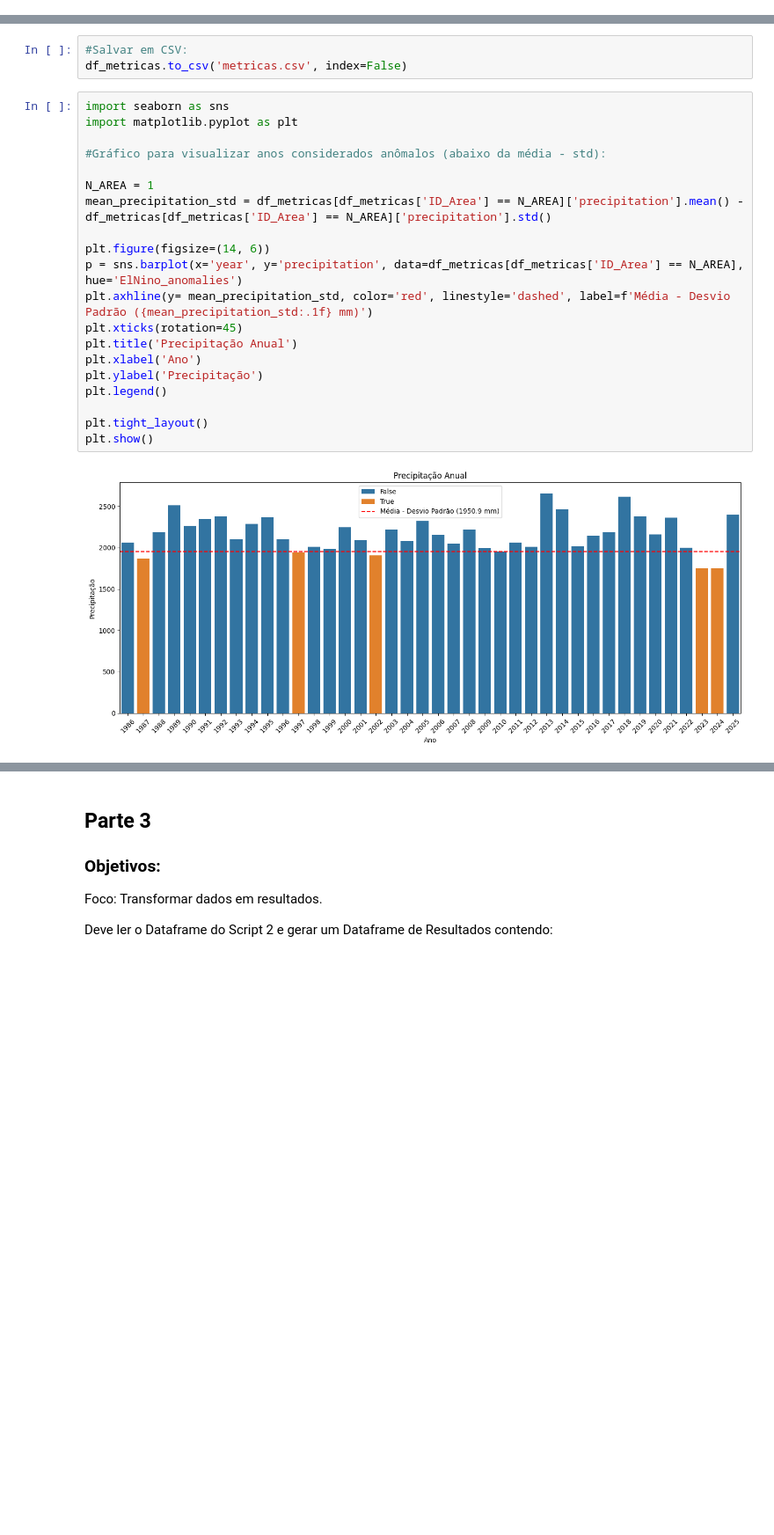
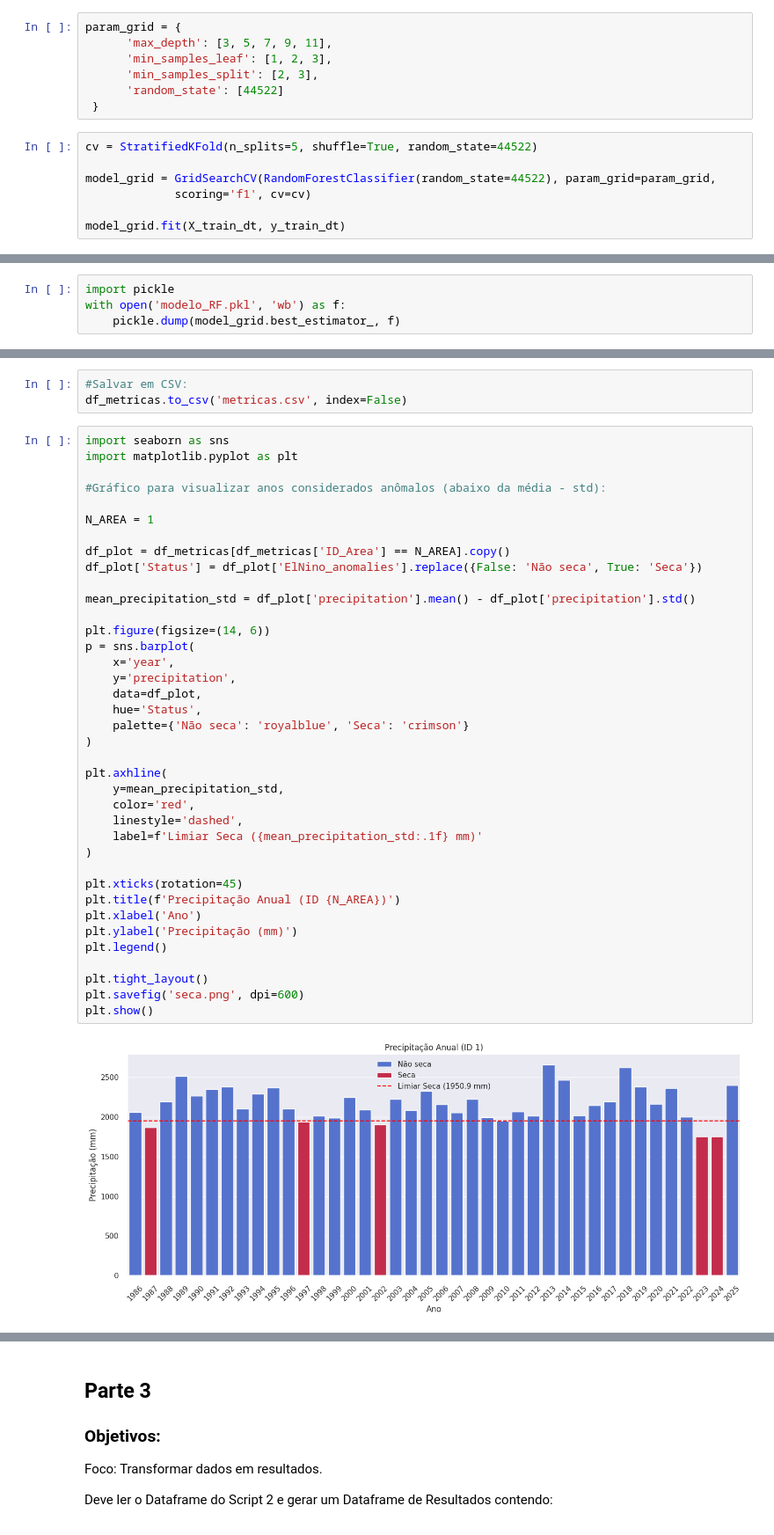
Before and after one commit to GuilhermeFernandez/climate_resilient_pastures, a Jupyter notebook: Esboco_Projeto.ipynb, the cells around one changed output, grey strips where cells are left out. Shown at 88% size. Cells and saved outputs as stored; diff of their text form; blank space fills up the shorter version.

```diff
--- a/Esboco_Projeto.ipynb
+++ b/Esboco_Projeto.ipynb
@@ -162,0 +255,14 @@ visualizer.show()
+# %%
+param_grid = {
+      'max_depth': [3, 5, 7, 9, 11],
+      'min_samples_leaf': [1, 2, 3],
+      'min_samples_split': [2, 3],
+      'random_state': [44522]
+ }
+# %%
+cv = StratifiedKFold(n_splits=5, shuffle=True, random_state=44522)
+
+model_grid = GridSearchCV(RandomForestClassifier(random_state=44522), param_grid=param_grid,
+             scoring='f1', cv=cv)
+
+model_grid.fit(X_train_dt, y_train_dt)
@@ -163,3 +345,7 @@ visualizer.show()
+# %%
+import pickle
+with open('modelo_RF.pkl', 'wb') as f:
+    pickle.dump(model_grid.best_estimator_, f)
 # %% [markdown]
 ### Carregando Modelo Random Forest
 # %%
@@ -429,25 +634,43 @@ df_metricas.to_csv('metricas.csv', index=False)
 # %%
 import seaborn as sns
 import matplotlib.pyplot as plt
 
 #Gráfico para visualizar anos considerados anômalos (abaixo da média - std):
 
 N_AREA = 1
-mean_precipitation_std = df_metricas[df_metricas['ID_Area'] == N_AREA]['precipitation'].mean() - df_metricas[df_metricas['ID_Area'] == N_AREA]['precipitation'].std()
+
+df_plot = df_metricas[df_metricas['ID_Area'] == N_AREA].copy()
+df_plot['Status'] = df_plot['ElNino_anomalies'].replace({False: 'Não seca', True: 'Seca'})
+
+mean_precipitation_std = df_plot['precipitation'].mean() - df_plot['precipitation'].std()
 
 plt.figure(figsize=(14, 6))
-p = sns.barplot(x='year', y='precipitation', data=df_metricas[df_metricas['ID_Area'] == N_AREA], hue='ElNino_anomalies')
-plt.axhline(y= mean_precipitation_std, color='red', linestyle='dashed', label=f'Média - Desvio Padrão ({mean_precipitation_std:.1f} mm)')
+p = sns.barplot(
+    x='year',
+    y='precipitation',
+    data=df_plot,
+    hue='Status',
+    palette={'Não seca': 'royalblue', 'Seca': 'crimson'}
+)
+
+plt.axhline(
+    y=mean_precipitation_std,
+    color='red',
+    linestyle='dashed',
+    label=f'Limiar Seca ({mean_precipitation_std:.1f} mm)'
+)
+
 plt.xticks(rotation=45)
-plt.title('Precipitação Anual')
+plt.title(f'Precipitação Anual (ID {N_AREA})')
 plt.xlabel('Ano')
-plt.ylabel('Precipitação')
+plt.ylabel('Precipitação (mm)')
 plt.legend()
 
 plt.tight_layout()
+plt.savefig('seca.png', dpi=600)
 plt.show()
 # %% [output]
-[figure, old version]
+[figure, new version]
 # %%
 #Countplot mostrando a divergência entre anômalo e "normal" para a área selecionada:
 
```
Also changed, not shown: parts of 33 cells of this notebook.
